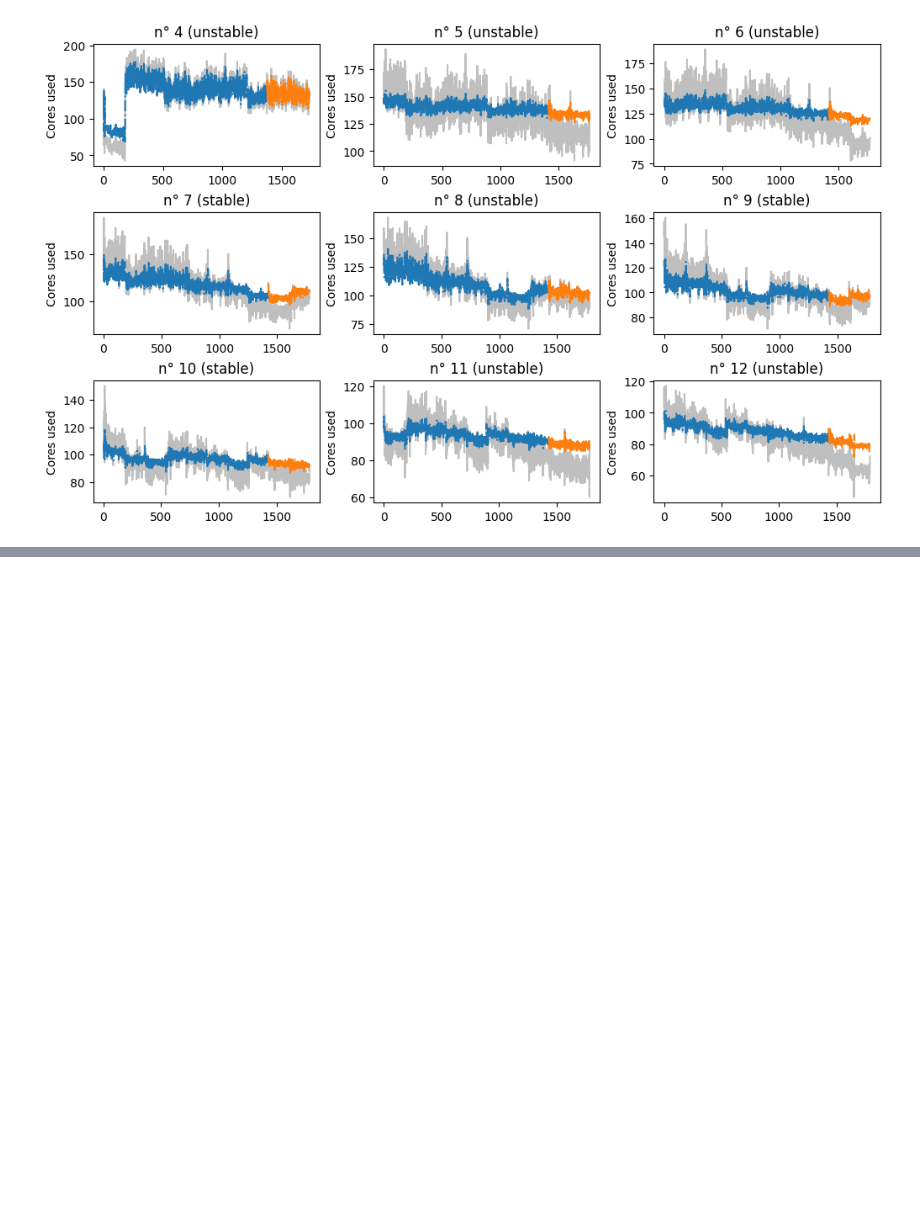
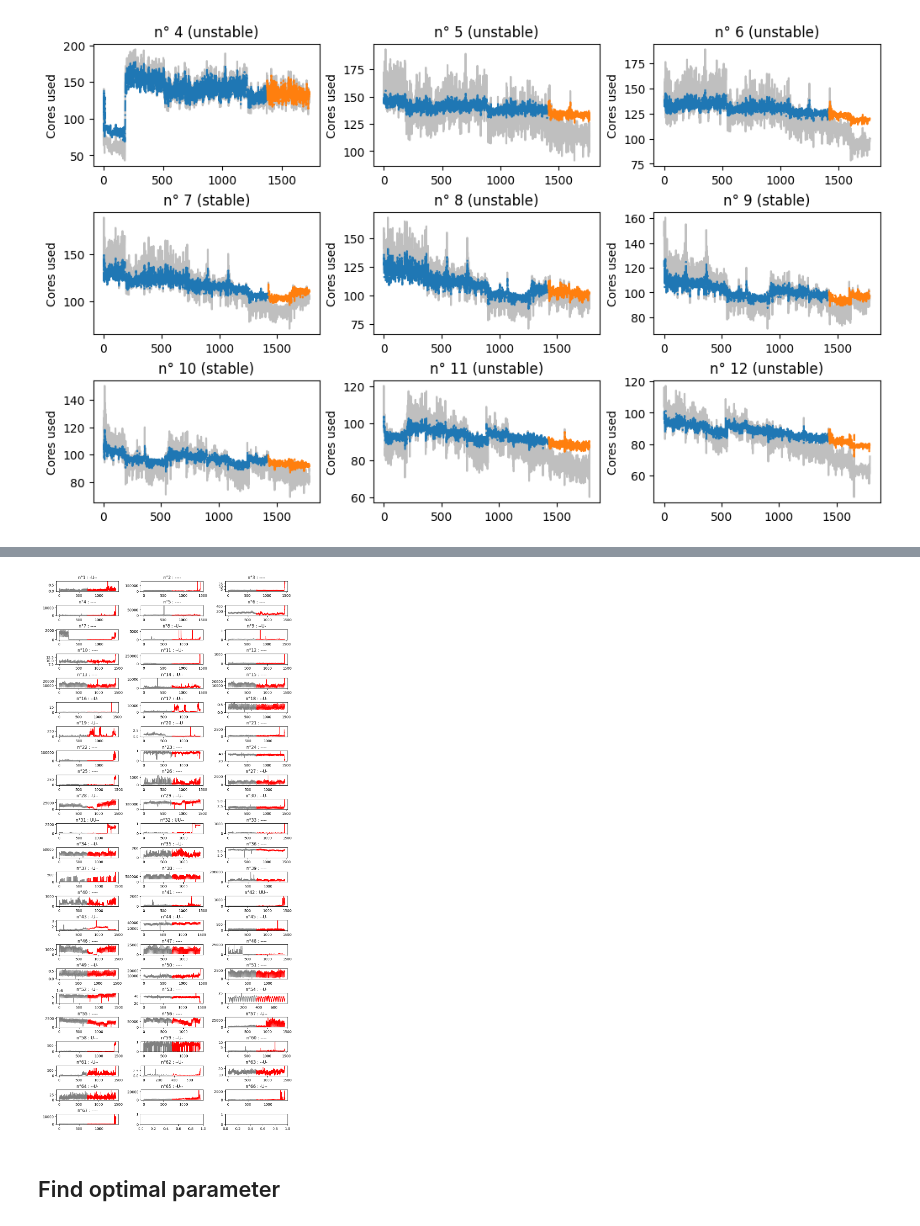
Before and after one commit to jacquetpi/scroogevm, a Jupyter notebook: scroogevm_lstm_analysis.ipynb, the cells around one changed output, grey strips where cells are left out. Saved outputs shown, nothing was run; the diff lists cells and outputs as text; code cells hidden in the pictures; blank space fills up the shorter version.

```diff
--- a/scroogevm_lstm_analysis.ipynb
+++ b/scroogevm_lstm_analysis.ipynb
@@ -169,0 +147,18 @@ fig, ax =  plt.subplots(1, 1, figsize=(3, 4), layout='constrained')
+# %%
+assessers_res = dict()
+assessers_res['test_case']     = list()
+assessers_res['assesser_avg']  = list()
+assessers_res['assesser_per']  = list()
+assessers_res['assesser_pval'] = list()
+assessers_res['assesser_lstm'] = list()
+
+for index, test_case in enumerate(dataset_list):
+
+    assessers_res['test_case'].append(index)
+    assessers_res['assesser_avg'].append(assesser_avg.assess(old_data=test_case['old_val'], new_data=test_case['new_val'], threshold=5))
+    assessers_res['assesser_per'].append(assesser_per.assess(old_data=test_case['old_val'], new_data=test_case['new_val'], percentile=90, threshold=0.1))
+    assessers_res['assesser_pval'].append(assesser_pval.assess(old_data=test_case['old_val'], new_data=test_case['new_val'], threshold=0.1))
+    assessers_res['assesser_lstm'].append(assesser_lstm.assess(old_data=test_case['old_val'], new_data=test_case['new_val'], threshold=0.1))
+
+    if (index%9) == 0: print(index+1, "done")
+print("Task completed!")
@@ -169,0 +184,22 @@ fig, ax =  plt.subplots(1, 1, figsize=(3, 4), layout='constrained')
+# %%
+fig, axs = plt.subplots(int(number_of_val/3)+1, 3, figsize=(10, int(number_of_val/3)), layout='constrained')
+
+test_case_index=0
+for ax, test_case, res_avg, res_per, res_pval, res_lstm\
+    in zip(axs.flat, dataset_list, assessers_res['assesser_avg'], assessers_res['assesser_per'],  assessers_res['assesser_pval'], assessers_res['assesser_lstm']):
+
+    test_case_index+=1
+    ax.plot(test_case['old_tmst'], test_case['old_val'], color='grey')
+    ax.plot(test_case['new_tmst'], test_case['new_val'], color='red')
+
+    assesser_res = ' : '
+    assesser_res+= '-' if res_avg  else 'U'
+    assesser_res+= '-' if res_per  else 'U'
+    assesser_res+= '-' if res_pval else 'U'
+    assesser_res+= '-'  if res_lstm else 'U'
+
+    ax.set_title('n°' + str(test_case_index) + assesser_res)
+# %% [output]
+[figure, added]
+# %% [markdown]
+## Find optimal parameter
```
Also changed, not shown: parts of 15 cells of this notebook, 2 other files.
